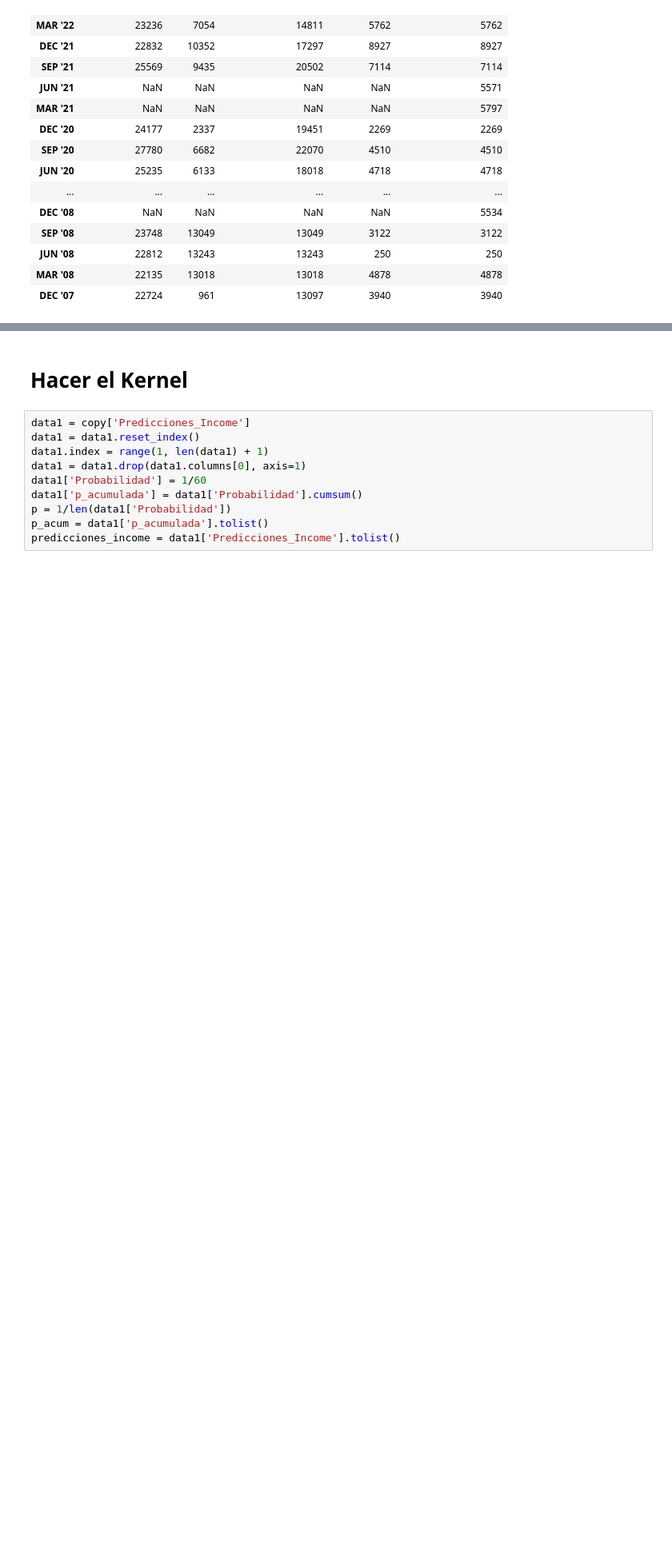
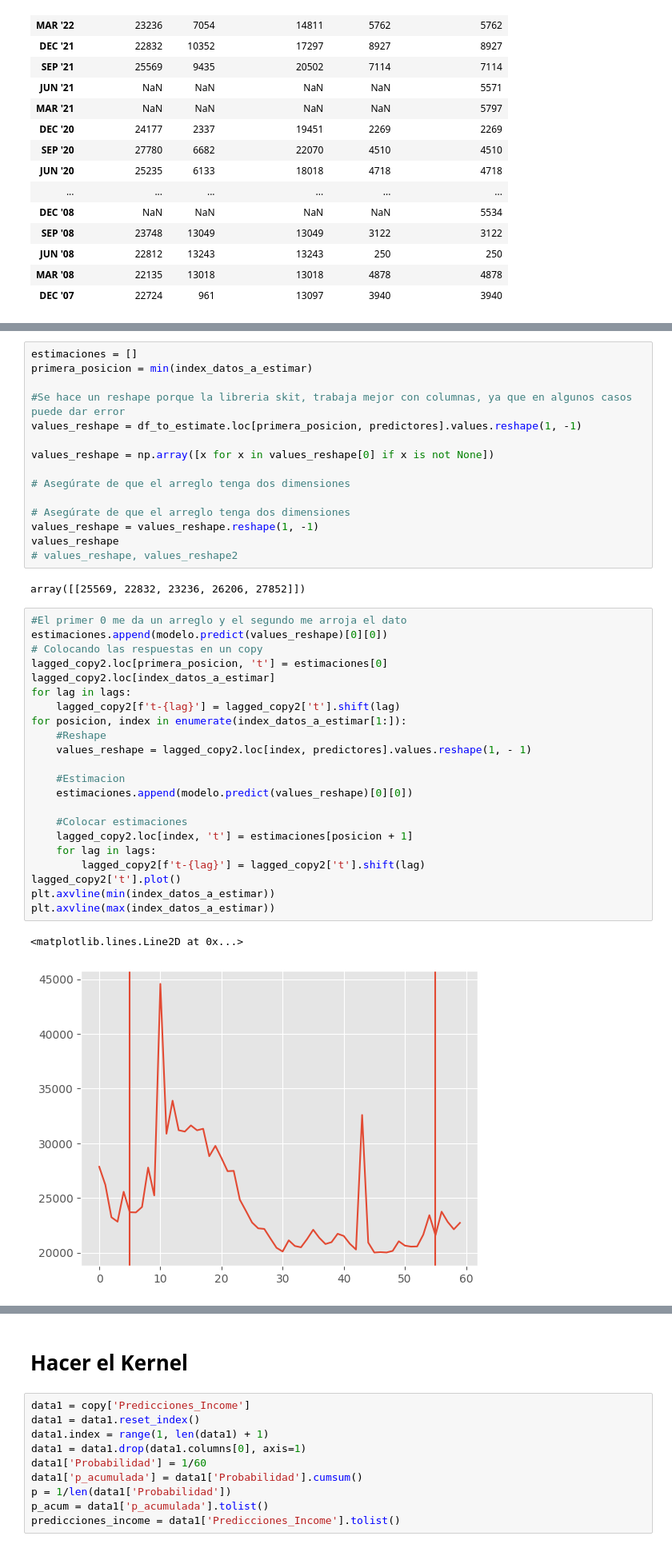
Before and after one commit to Maxcode99/Proyecto_SPF, a Jupyter notebook: Proyecto_Alan_Max.ipynb, the cells around one changed output, grey strips where cells are left out. Shown: that part at 80% size. Saved outputs shown, nothing was run; the diff lists cells and outputs as text; blank space fills up the shorter version.

```diff
--- a/Proyecto_Alan_Max.ipynb
+++ b/Proyecto_Alan_Max.ipynb
@@ -338,0 +340,42 @@ copy
+# %%
+estimaciones = []
+primera_posicion = min(index_datos_a_estimar)
+
+#Se hace un reshape porque la libreria skit, trabaja mejor con columnas, ya que en algunos casos puede dar error
+values_reshape = df_to_estimate.loc[primera_posicion, predictores].values.reshape(1, -1)
+
+values_reshape = np.array([x for x in values_reshape[0] if x is not None])
+
+# Asegúrate de que el arreglo tenga dos dimensiones
+
+# Asegúrate de que el arreglo tenga dos dimensiones
+values_reshape = values_reshape.reshape(1, -1)
+values_reshape
+# values_reshape, values_reshape2
+# %% [output]
+array([[25569, 22832, 23236, 26206, 27852]])
+# %%
+#El primer 0 me da un arreglo y el segundo me arroja el dato
+estimaciones.append(modelo.predict(values_reshape)[0][0])
+# Colocando las respuestas en un copy
+lagged_copy2.loc[primera_posicion, 't'] = estimaciones[0]
+lagged_copy2.loc[index_datos_a_estimar]
+for lag in lags:
+    lagged_copy2[f't-{lag}'] = lagged_copy2['t'].shift(lag)
+for posicion, index in enumerate(index_datos_a_estimar[1:]):
+    #Reshape
+    values_reshape = lagged_copy2.loc[index, predictores].values.reshape(1, - 1)
+
+    #Estimacion
+    estimaciones.append(modelo.predict(values_reshape)[0][0])
+
+    #Colocar estimaciones
+    lagged_copy2.loc[index, 't'] = estimaciones[posicion + 1]
+    for lag in lags:
+        lagged_copy2[f't-{lag}'] = lagged_copy2['t'].shift(lag)
+lagged_copy2['t'].plot()
+plt.axvline(min(index_datos_a_estimar))
+plt.axvline(max(index_datos_a_estimar))
+# %% [output]
+<matplotlib.lines.Line2D at 0x...>
+[figure, added]
```
Also changed, not shown: parts of 10 cells of this notebook, 1 other file.
